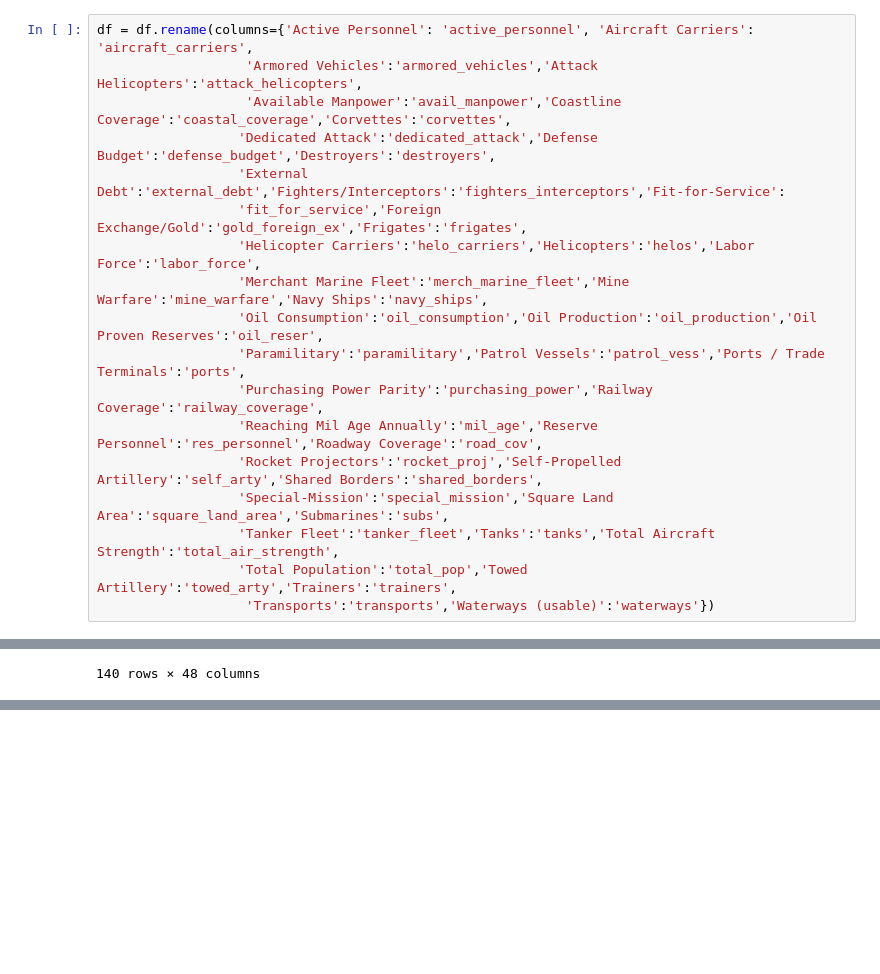
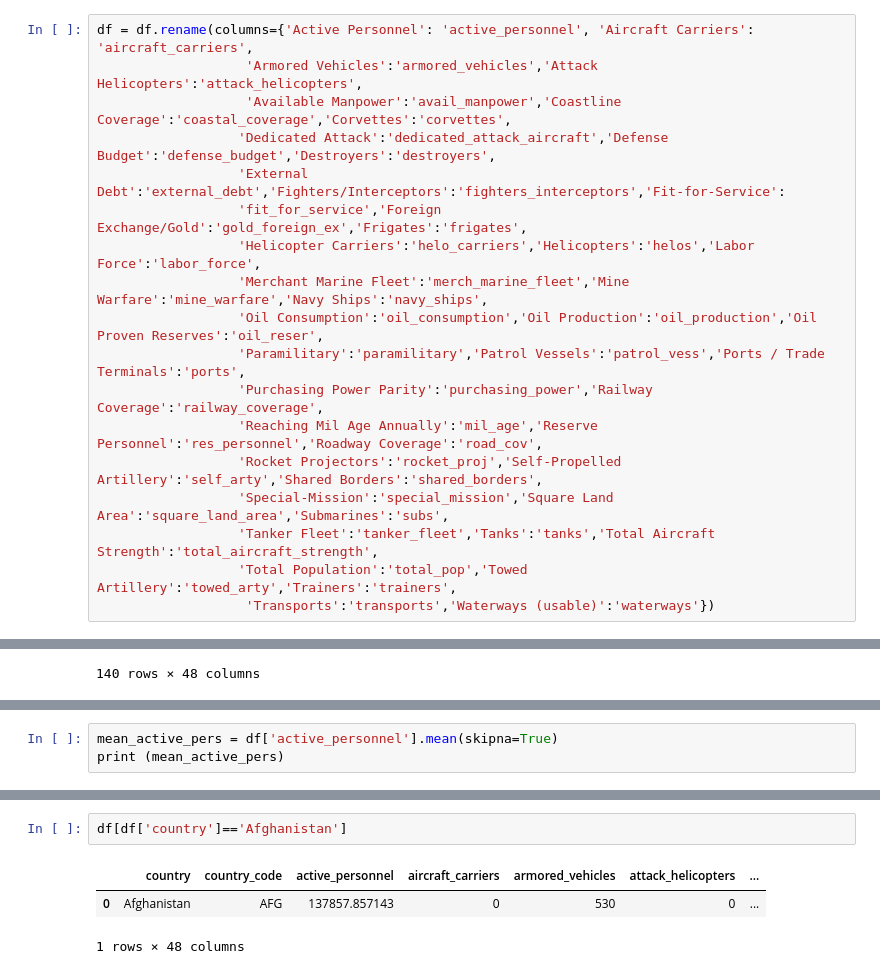
Before and after one commit to raycerna/military-firepower, a Jupyter notebook: prepare.ipynb, the cells around one changed output, grey strips where cells are left out. Drawn from its saved outputs; the diff is of its cells as text; blank space fills up the shorter version.

```diff
--- a/prepare.ipynb
+++ b/prepare.ipynb
@@ -46,7 +46,7 @@ memory usage: 52.6+ KB
 df = df.rename(columns={'Active Personnel': 'active_personnel', 'Aircraft Carriers': 'aircraft_carriers',
                    'Armored Vehicles':'armored_vehicles','Attack Helicopters':'attack_helicopters',
                    'Available Manpower':'avail_manpower','Coastline Coverage':'coastal_coverage','Corvettes':'corvettes',
-                  'Dedicated Attack':'dedicated_attack','Defense Budget':'defense_budget','Destroyers':'destroyers',
+                  'Dedicated Attack':'dedicated_attack_aircraft','Defense Budget':'defense_budget','Destroyers':'destroyers',
                   'External Debt':'external_debt','Fighters/Interceptors':'fighters_interceptors','Fit-for-Service':
                   'fit_for_service','Foreign Exchange/Gold':'gold_foreign_ex','Frigates':'frigates',
                   'Helicopter Carriers':'helo_carriers','Helicopters':'helos','Labor Force':'labor_force',
@@ -57,7 +57,7 @@ df = df.rename(columns={'Active Personnel': 'active_personnel', 'Aircraft Carrie
                   'Reaching Mil Age Annually':'mil_age','Reserve Personnel':'res_personnel','Roadway Coverage':'road_cov',
                   'Rocket Projectors':'rocket_proj','Self-Propelled Artillery':'self_arty','Shared Borders':'shared_borders',
                   'Special-Mission':'special_mission','Square Land Area':'square_land_area','Submarines':'subs',
-                  'Tanker Fleet':'tanker_fleet','Tanks':'tanks','Total Aircraft Strength':'total_air_strength',
+                  'Tanker Fleet':'tanker_fleet','Tanks':'tanks','Total Aircraft Strength':'total_aircraft_strength',
                   'Total Population':'total_pop','Towed Artillery':'towed_arty','Trainers':'trainers',
                    'Transports':'transports','Waterways (usable)':'waterways'})
 # %%
@@ -109,3 +110,6 @@ df
 df.active_personnel.mean()
 # %% [output]
 137857.85714285713
+# %%
+mean_active_pers = df['active_personnel'].mean(skipna=True)
+print (mean_active_pers)
@@ -111,0 +139,6 @@ df.active_personnel.mean()
+# %%
+df[df['country']=='Afghanistan']
+# %% [output]
+|  | country | country_code | active_personnel | aircraft_carriers | armored_vehicles | attack_helicopters | ... |
+| 0 | Afghanistan | AFG | 137857.857143 | 0 | 530 | 0 | ... |
+1 rows × 48 columns
```
Also changed, not shown: parts of 19 cells of this notebook.
